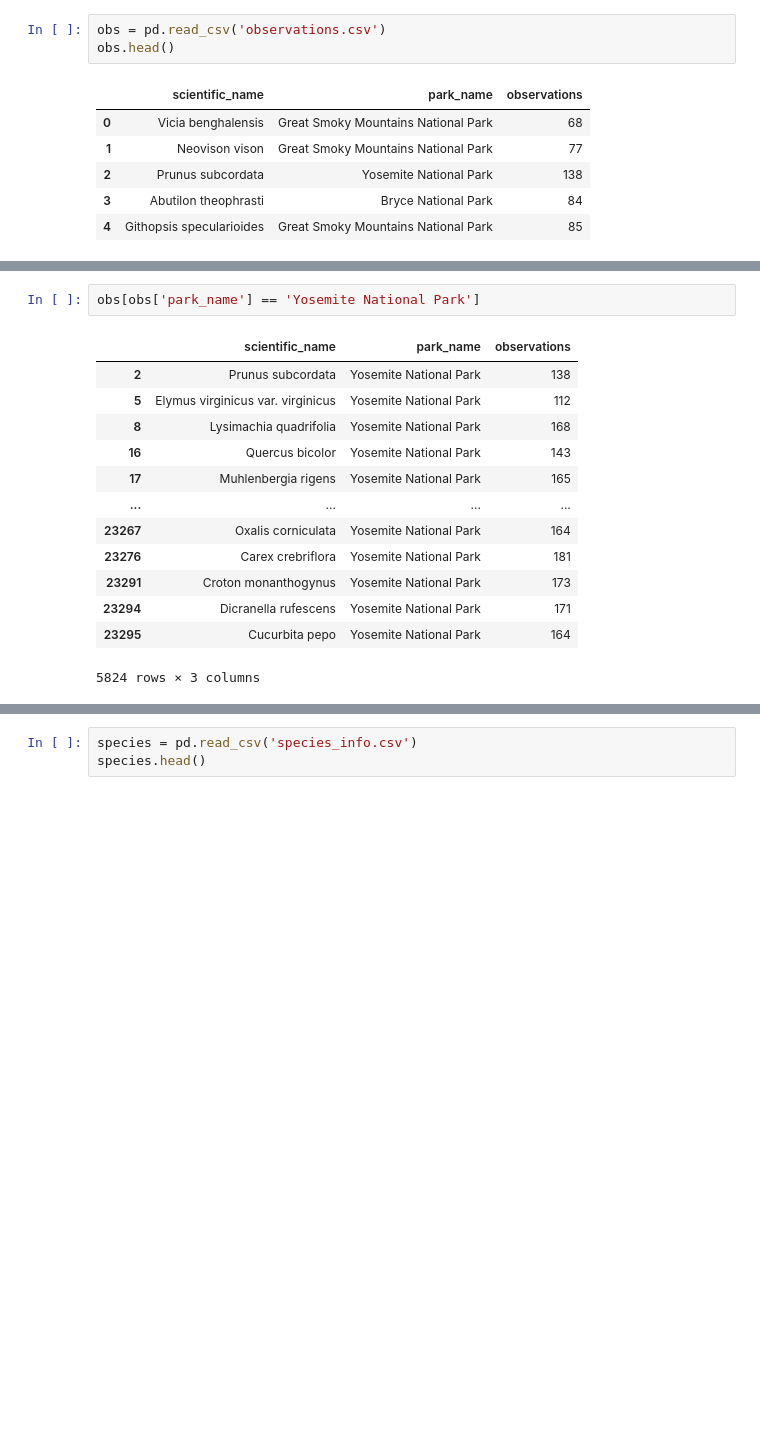
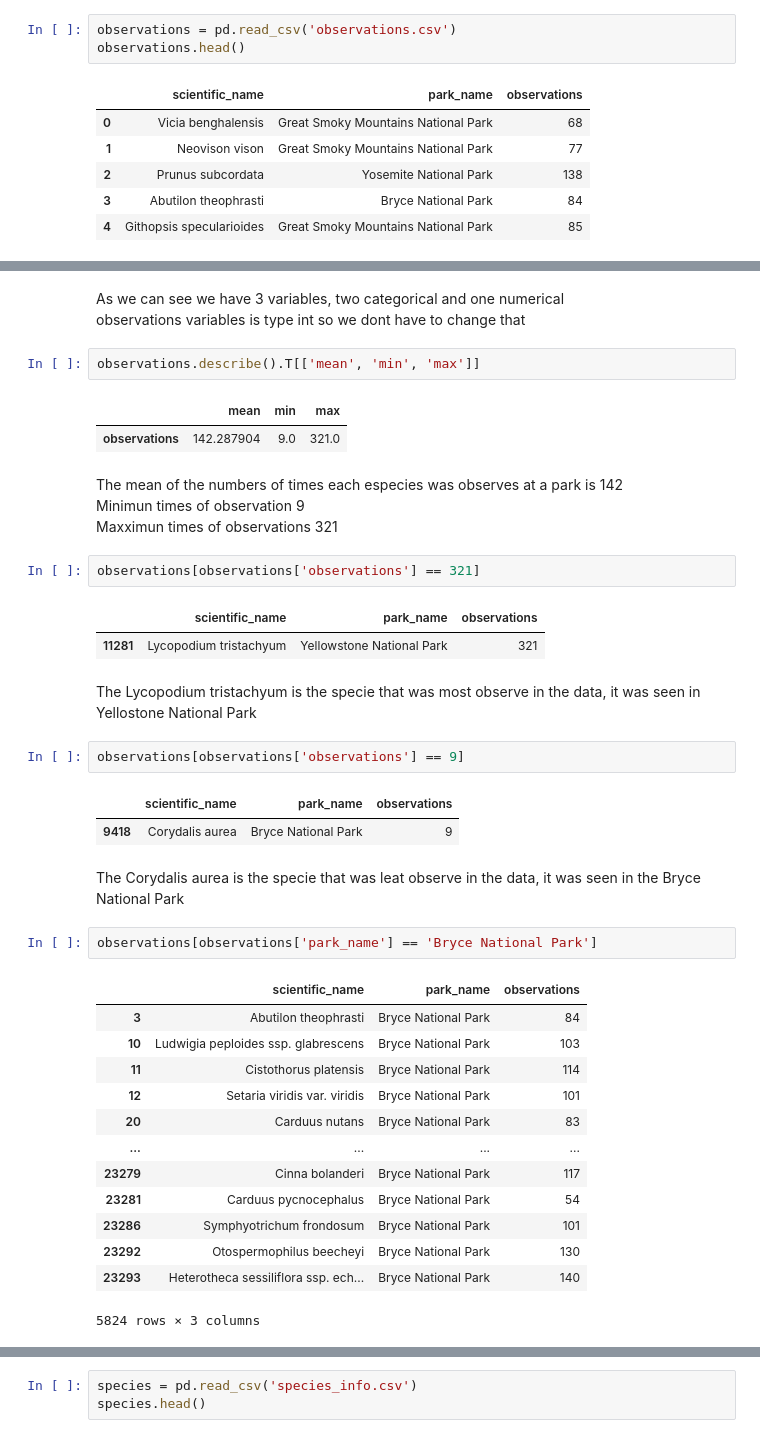
Before and after one commit to mezamateoj/DataProjects, a Jupyter notebook: biodiversity-starter/biodiversity.ipynb, the cells around one changed output, grey strips where cells are left out. Cells and saved outputs as stored; diff of their text form; blank space fills up the shorter version.

```diff
--- a/biodiversity-starter/biodiversity.ipynb
+++ b/biodiversity-starter/biodiversity.ipynb
@@ -6,6 +9,6 @@ import seaborn as sns
 # %%
-obs = pd.read_csv('observations.csv')
-obs.head()
+observations = pd.read_csv('observations.csv')
+observations.head()
 # %% [output]
 |  | scientific_name | park_name | observations |
 | 0 | Vicia benghalensis | Great Smoky Mountains National Park | 68 |
@@ -26,16 +32,42 @@ obs[]
+# %% [markdown]
+As we can see we have 3 variables, two categorical and one numerical <br>
+observations variables is type int so we dont have to change that
+# %%
+observations.describe().T[['mean', 'min', 'max']]
+# %% [output]
+|  | mean | min | max |
+| observations | 142.287904 | 9.0 | 321.0 |
+# %% [markdown]
+The mean of the numbers of times each especies was observes at a park is 142 <br>
+Minimun times of observation 9 <br>
+Maxximun times of observations 321
+# %%
+observations[observations['observations'] == 321]
+# %% [output]
+|  | scientific_name | park_name | observations |
+| 11281 | Lycopodium tristachyum | Yellowstone National Park | 321 |
+# %% [markdown]
+The Lycopodium tristachyum is the specie that was most observe in the data, it was seen in Yellostone National Park
+# %%
+observations[observations['observations'] == 9]
+# %% [output]
+|  | scientific_name | park_name | observations |
+| 9418 | Corydalis aurea | Bryce National Park | 9 |
+# %% [markdown]
+The Corydalis aurea is the specie that was leat observe in the data, it was seen in the Bryce National Park
 # %%
-obs[obs['park_name'] == 'Yosemite National Park']
+observations[observations['park_name'] == 'Bryce National Park']
 # %% [output]
 |  | scientific_name | park_name | observations |
-| 2 | Prunus subcordata | Yosemite National Park | 138 |
-| 5 | Elymus virginicus var. virginicus | Yosemite National Park | 112 |
-| 8 | Lysimachia quadrifolia | Yosemite National Park | 168 |
-| 16 | Quercus bicolor | Yosemite National Park | 143 |
-| 17 | Muhlenbergia rigens | Yosemite National Park | 165 |
+| 3 | Abutilon theophrasti | Bryce National Park | 84 |
+| 10 | Ludwigia peploides ssp. glabrescens | Bryce National Park | 103 |
+| 11 | Cistothorus platensis | Bryce National Park | 114 |
+| 12 | Setaria viridis var. viridis | Bryce National Park | 101 |
+| 20 | Carduus nutans | Bryce National Park | 83 |
 | ... | ... | ... | ... |
-| 23267 | Oxalis corniculata | Yosemite National Park | 164 |
-| 23276 | Carex crebriflora | Yosemite National Park | 181 |
-| 23291 | Croton monanthogynus | Yosemite National Park | 173 |
-| 23294 | Dicranella rufescens | Yosemite National Park | 171 |
-| 23295 | Cucurbita pepo | Yosemite National Park | 164 |
+| 23279 | Cinna bolanderi | Bryce National Park | 117 |
+| 23281 | Carduus pycnocephalus | Bryce National Park | 54 |
+| 23286 | Symphyotrichum frondosum | Bryce National Park | 101 |
+| 23292 | Otospermophilus beecheyi | Bryce National Park | 130 |
+| 23293 | Heterotheca sessiliflora ssp. ech... | Bryce National Park | 140 |
 5824 rows × 3 columns
```
Also changed, not shown: parts of 9 cells of this notebook.
